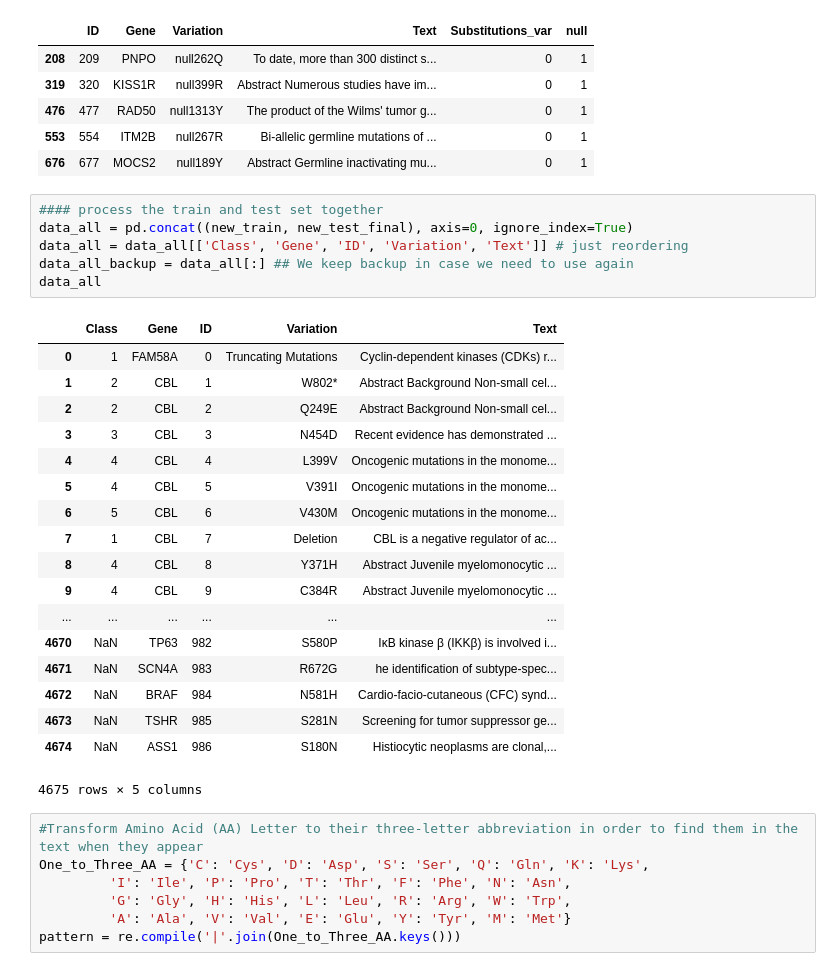
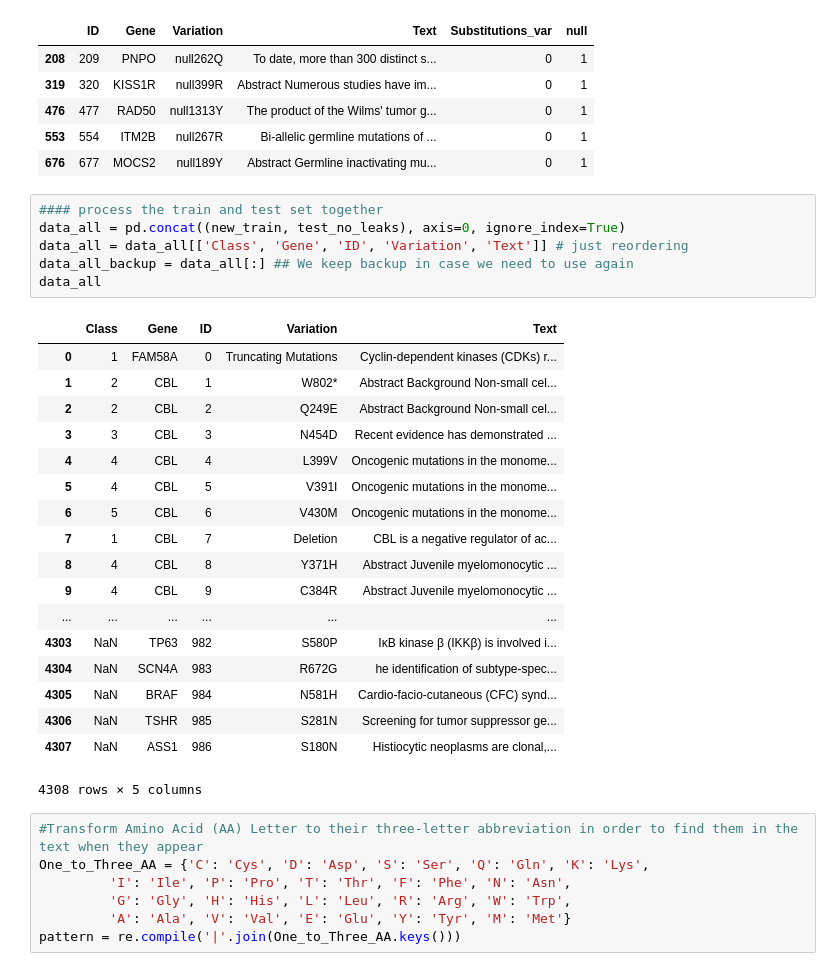
Before and after one commit to Sorelz/Kaggle_MSK, a Jupyter notebook: Window/w_Pre_Processing_new.ipynb, the cells around one changed output. Saved outputs shown, nothing was run; the diff lists cells and outputs as text.

```diff
--- a/Window/w_Pre_Processing_new.ipynb
+++ b/Window/w_Pre_Processing_new.ipynb
@@ -92,29 +92,29 @@ test_no_leaks[(test_no_leaks['null']==1)] # all the nulls are still machine gene
 | 676 | 677 | MOCS2 | null189Y | Abstract Germline inactivating mu... | 0 | 1 |
 # %%
 #### process the train and test set together
-data_all = pd.concat((new_train, new_test_final), axis=0, ignore_index=True)
+data_all = pd.concat((new_train, test_no_leaks), axis=0, ignore_index=True)
 data_all = data_all[['Class', 'Gene', 'ID', 'Variation', 'Text']] # just reordering
 data_all_backup = data_all[:] ## We keep backup in case we need to use again
 data_all
 # %% [output]
 |  | Class | Gene | ID | Variation | Text |
 | 0 | 1 | FAM58A | 0 | Truncating Mutations | Cyclin-dependent kinases (CDKs) r... |
 | 1 | 2 | CBL | 1 | W802* | Abstract Background Non-small cel... |
 | 2 | 2 | CBL | 2 | Q249E | Abstract Background Non-small cel... |
 | 3 | 3 | CBL | 3 | N454D | Recent evidence has demonstrated ... |
 | 4 | 4 | CBL | 4 | L399V | Oncogenic mutations in the monome... |
 | 5 | 4 | CBL | 5 | V391I | Oncogenic mutations in the monome... |
 | 6 | 5 | CBL | 6 | V430M | Oncogenic mutations in the monome... |
 | 7 | 1 | CBL | 7 | Deletion | CBL is a negative regulator of ac... |
 | 8 | 4 | CBL | 8 | Y371H | Abstract Juvenile myelomonocytic ... |
 | 9 | 4 | CBL | 9 | C384R | Abstract Juvenile myelomonocytic ... |
 | ... | ... | ... | ... | ... | ... |
-| 4670 | NaN | TP63 | 982 | S580P | IκB kinase β (IKKβ) is involved i... |
-| 4671 | NaN | SCN4A | 983 | R672G | he identification of subtype-spec... |
-| 4672 | NaN | BRAF | 984 | N581H | Cardio-facio-cutaneous (CFC) synd... |
-| 4673 | NaN | TSHR | 985 | S281N | Screening for tumor suppressor ge... |
-| 4674 | NaN | ASS1 | 986 | S180N | Histiocytic neoplasms are clonal,... |
+| 4303 | NaN | TP63 | 982 | S580P | IκB kinase β (IKKβ) is involved i... |
+| 4304 | NaN | SCN4A | 983 | R672G | he identification of subtype-spec... |
+| 4305 | NaN | BRAF | 984 | N581H | Cardio-facio-cutaneous (CFC) synd... |
+| 4306 | NaN | TSHR | 985 | S281N | Screening for tumor suppressor ge... |
+| 4307 | NaN | ASS1 | 986 | S180N | Histiocytic neoplasms are clonal,... |
-4675 rows × 5 columns
+4308 rows × 5 columns
 # %%
 #Transform Amino Acid (AA) Letter to their three-letter abbreviation in order to find them in the text when they appear
 One_to_Three_AA = {'C': 'Cys', 'D': 'Asp', 'S': 'Ser', 'Q': 'Gln', 'K': 'Lys',
```
Also changed, not shown: parts of 9 cells of this notebook, 1 other file.
